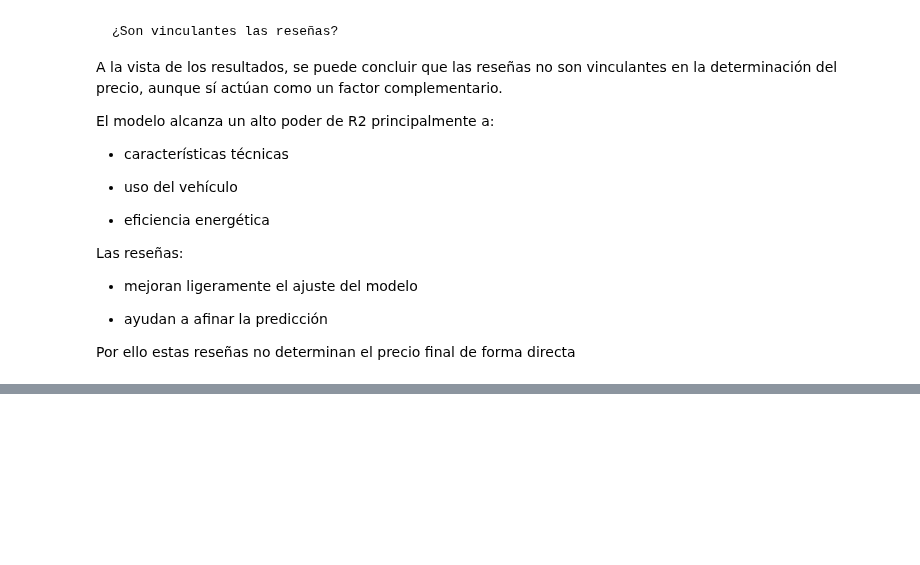
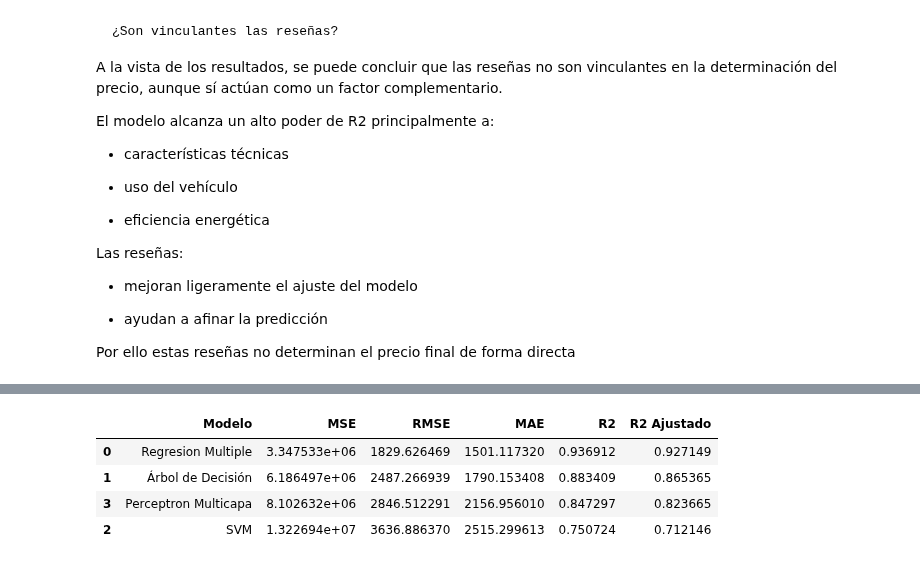
Before and after one commit to ccp0897/Sistema_Analisis_Mercado_Automocion, a Jupyter notebook: sistemaAnalisisAutomocion.ipynb, the cells around one changed output, grey strips where cells are left out. Cells and saved outputs as stored; diff of their text form; code cells hidden in the pictures; blank space fills up the shorter version.

```diff
--- a/sistemaAnalisisAutomocion.ipynb
+++ b/sistemaAnalisisAutomocion.ipynb
@@ -1256,0 +1276,7 @@ Por ello estas reseñas no determinan el precio final de forma directa
+# %%
+from sklearn.preprocessing import StandardScaler
+# Escalado de variables
+scaler = StandardScaler()
+
+X_train_scaled = scaler.fit_transform(X_train)
+X_test_scaled = scaler.transform(X_test)
@@ -1256,0 +1334,26 @@ Por ello estas reseñas no determinan el precio final de forma directa
+# %%
+# Entrenamiento y evaluación
+resultados = []
+
+for nombre, modelo in modelos.items():
+
+    # Para SVM y Perceptron multicapa usamos datos escalados
+    if nombre in ["SVM", "Perceptron Multicapa"]:
+        modelo.fit(X_train_scaled, y_train)
+        y_pred = modelo.predict(X_test_scaled)
+    else:
+        modelo.fit(X_train, y_train)
+        y_pred = modelo.predict(X_test)
+
+    # Métricas
+    mse = mean_squared_error(y_test, y_pred)
+    rmse = np.sqrt(mse)
+    mae = mean_absolute_error(y_test, y_pred)
+    r2 = r2_score(y_test, y_pred)
+
+    # R2 ajustado
+    n = X_test.shape[0]
+    p = X_test.shape[1]
+    r2_ajustado = 1 - (1 - r2) * (n - 1) / (n - p - 1)
+
+    resultados.append([nombre, mse, rmse, mae, r2, r2_ajustado])
@@ -1256,0 +1417,18 @@ Por ello estas reseñas no determinan el precio final de forma directa
+# %%
+# Tabla comparativa final de los modelos
+df_resultados = pd.DataFrame(resultados,
+                             columns=["Modelo",
+                                      "MSE",
+                                      "RMSE",
+                                      "MAE",
+                                      "R2",
+                                      "R2 Ajustado"])
+
+# Ordenamos por R2 para facilitar la comparación
+df_resultados.sort_values(by="R2", ascending=False)
+# %% [output]
+|  | Modelo | MSE | RMSE | MAE | R2 | R2 Ajustado |
+| 0 | Regresion Multiple | 3.347533e+06 | 1829.626469 | 1501.117320 | 0.936912 | 0.927149 |
+| 1 | Árbol de Decisión | 6.186497e+06 | 2487.266939 | 1790.153408 | 0.883409 | 0.865365 |
+| 3 | Perceptron Multicapa | 8.102632e+06 | 2846.512291 | 2156.956010 | 0.847297 | 0.823665 |
+| 2 | SVM | 1.322694e+07 | 3636.886370 | 2515.299613 | 0.750724 | 0.712146 |
```
Also changed, not shown: parts of 20 cells of this notebook, 1 other file.
